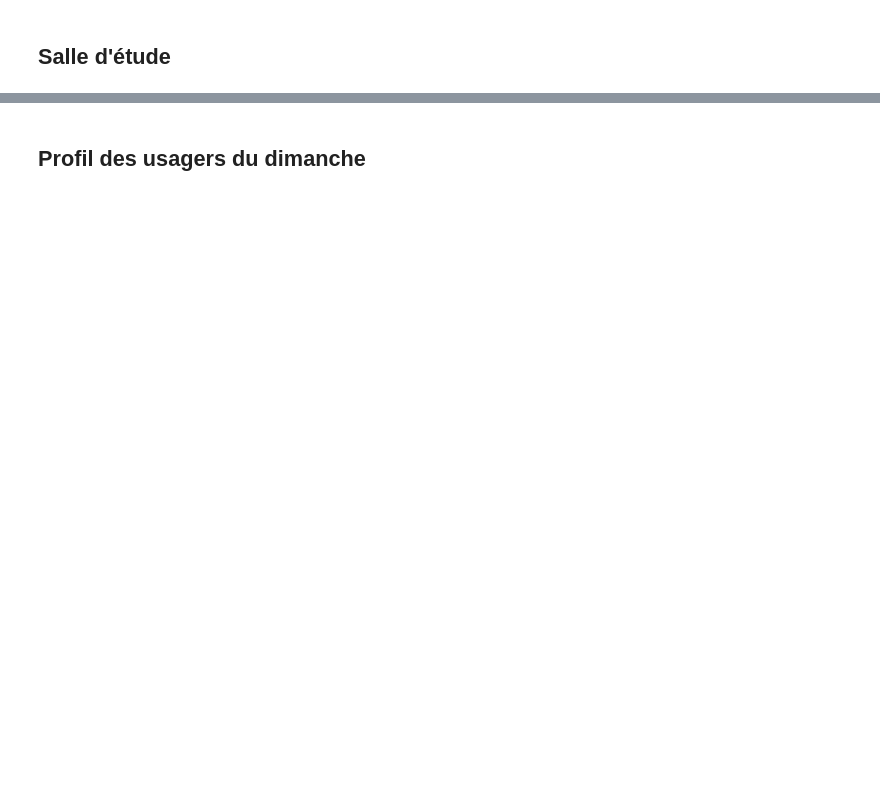
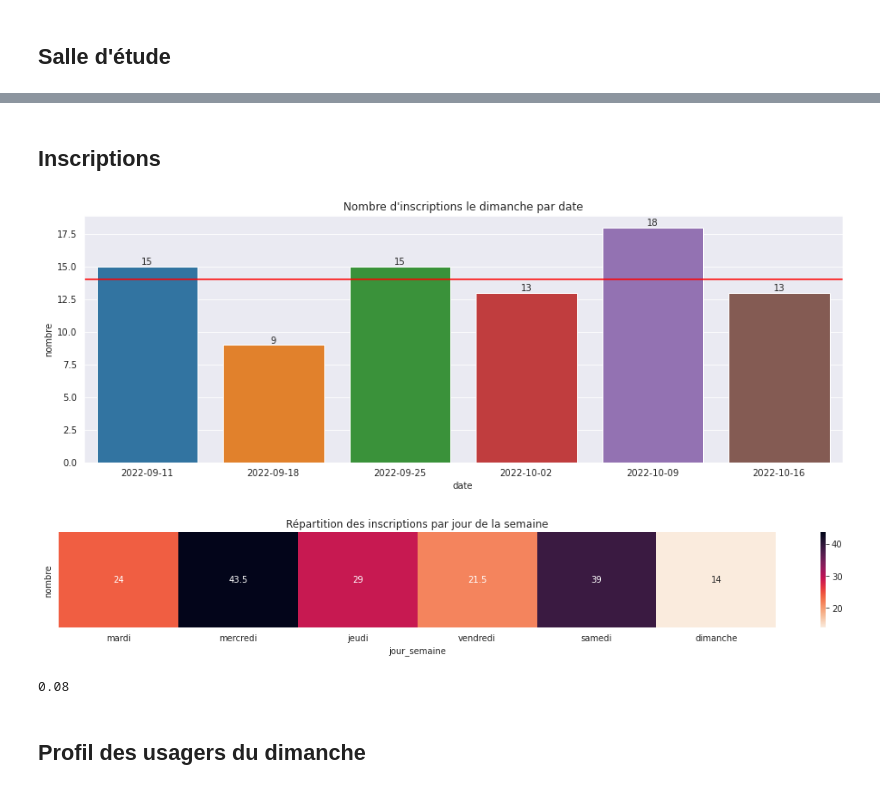
Before and after one commit to ragbx/kibini2, a Jupyter notebook: kibini/notebook_activite.ipynb, the cells around one changed output, grey strips where cells are left out. Cells and saved outputs as stored; diff of their text form; code cells hidden in the pictures; blank space fills up the shorter version.

```diff
--- a/kibini/notebook_activite.ipynb
+++ b/kibini/notebook_activite.ipynb
@@ -764,2 +764,42 @@ f.tight_layout()
+# %% [markdown]
+## Inscriptions
+# %%
+query = f"""SELECT dateenrolled as date_heure, borrowernumber as usager
+FROM koha_prod.borrowers
+WHERE DATE(dateenrolled) BETWEEN '{date_debut}' AND '{date_fin}'
+"""
+inscriptions = StatActivite(db_conn=db_conn, query=query, c2l=c2l, is_hour=False)
+inscriptions.get_df_activite(jourSemaine=6)
+
+
+f, ax = plt.subplots(figsize=(15, 5))
+
+sns.barplot(data=inscriptions.df_activiteJourSemaine_parPeriode, x= 'date', y='nombre', ax=ax)
+ax.axhline(y = inscriptions.df_activiteJourSemaine_parPeriode['nombre'].median(), color = 'r')
+ax.set_title("Nombre d'inscriptions le dimanche par date")
+for i in ax.containers:
+    ax.bar_label(i,)
+
+
+f, ax = plt.subplots(figsize=(15, 2.5))
+sns.heatmap(inscriptions.df_activiteHebdomadaire_colonneJour, cmap='rocket_r', annot=True, fmt='g', ax=ax)
+ax.set_title("Répartition des inscriptions par jour de la semaine")
+f.tight_layout()
+# %% [output]
+[figure, added]
+[figure, added]
+# %%
+# On regarde la part des isncrits du dimanche dans l'ensemble des inscriptions sur la période
+# à noter que les dimanches repésentent environ 6% des heures d'ouverture sur la période
+query = "SELECT borrowernumber FROM koha_prod.borrowers WHERE dateenrolled > '2022-09-06'"
+nb_inscriptions_2022_2023 = len(pd.read_sql(query, con=db_conn))
+
+query = "SELECT borrowernumber FROM koha_prod.borrowers WHERE dateenrolled > '2022-09-06' AND DAYOFWEEK(dateenrolled) = 1"
+nb_inscriptions_2022_2023_dimanche = len(pd.read_sql(query, con=db_conn))
+
+part_inscr_dimanche = round(nb_inscriptions_2022_2023_dimanche / nb_inscriptions_2022_2023, 2)
+part_inscr_dimanche
+# %% [output]
+0.08
 # %% [markdown]
 ## Profil des usagers du dimanche
```
Also changed, not shown: parts of 18 cells of this notebook.
